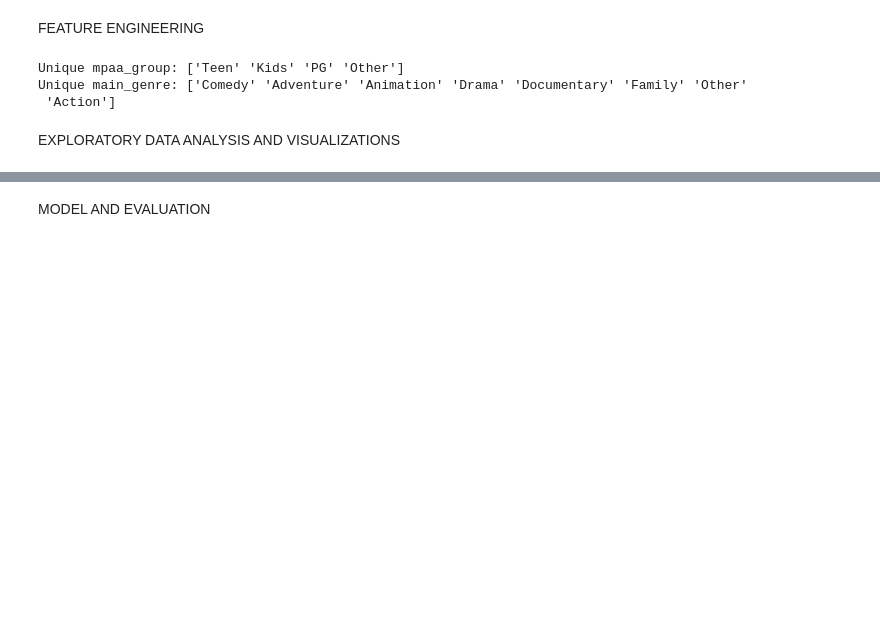
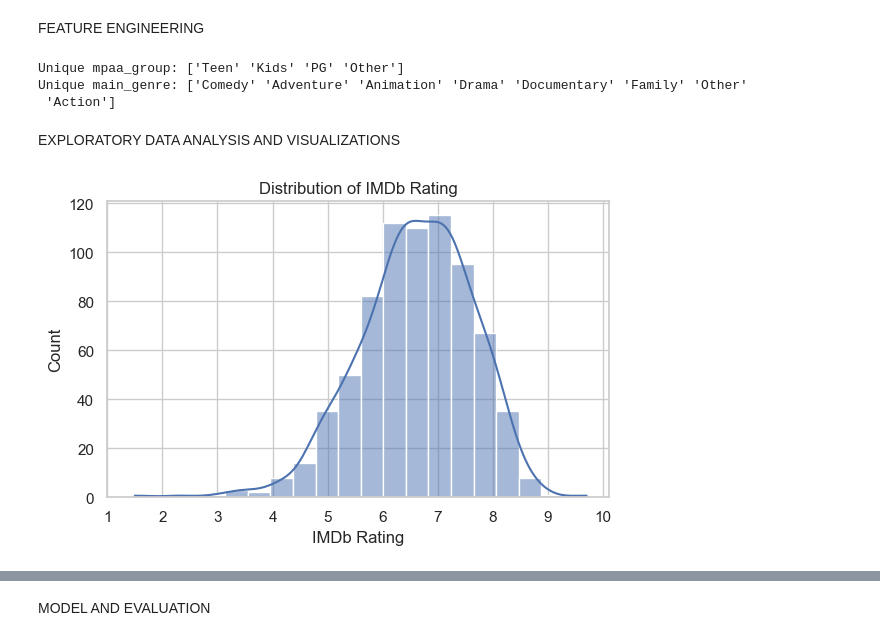
Before and after one commit to JhezaelPoma/Disney, a Jupyter notebook: Disney.ipynb, the cells around one changed output, grey strips where cells are left out. Cells and saved outputs as stored; diff of their text form; code cells hidden in the pictures; blank space fills up the shorter version.

Commit message:
Updated Visualizations

```diff
--- a/Disney.ipynb
+++ b/Disney.ipynb
@@ -158,3 +158,18 @@ Unique main_genre: ['Comedy' 'Adventure' 'Animation' 'Drama' 'Documentary' 'Fami
  'Action']
 # %% [markdown]
 EXPLORATORY DATA ANALYSIS AND VISUALIZATIONS
+# %%
+# EDA
+# Histogram IMDb rating
+plt.figure(figsize=(6,4))
+sns.histplot(df["imdb_rating"], kde=True, bins=20)
+plt.title("Distribution of IMDb Rating")
+plt.xlabel("IMDb Rating")
+plt.ylabel("Count")
+plt.tight_layout()
+
+plt.xticks(range(1, 11, 1))
+
+plt.show()
+# %% [output]
+[figure, added]
```
Also changed, not shown: parts of 5 cells of this notebook.
